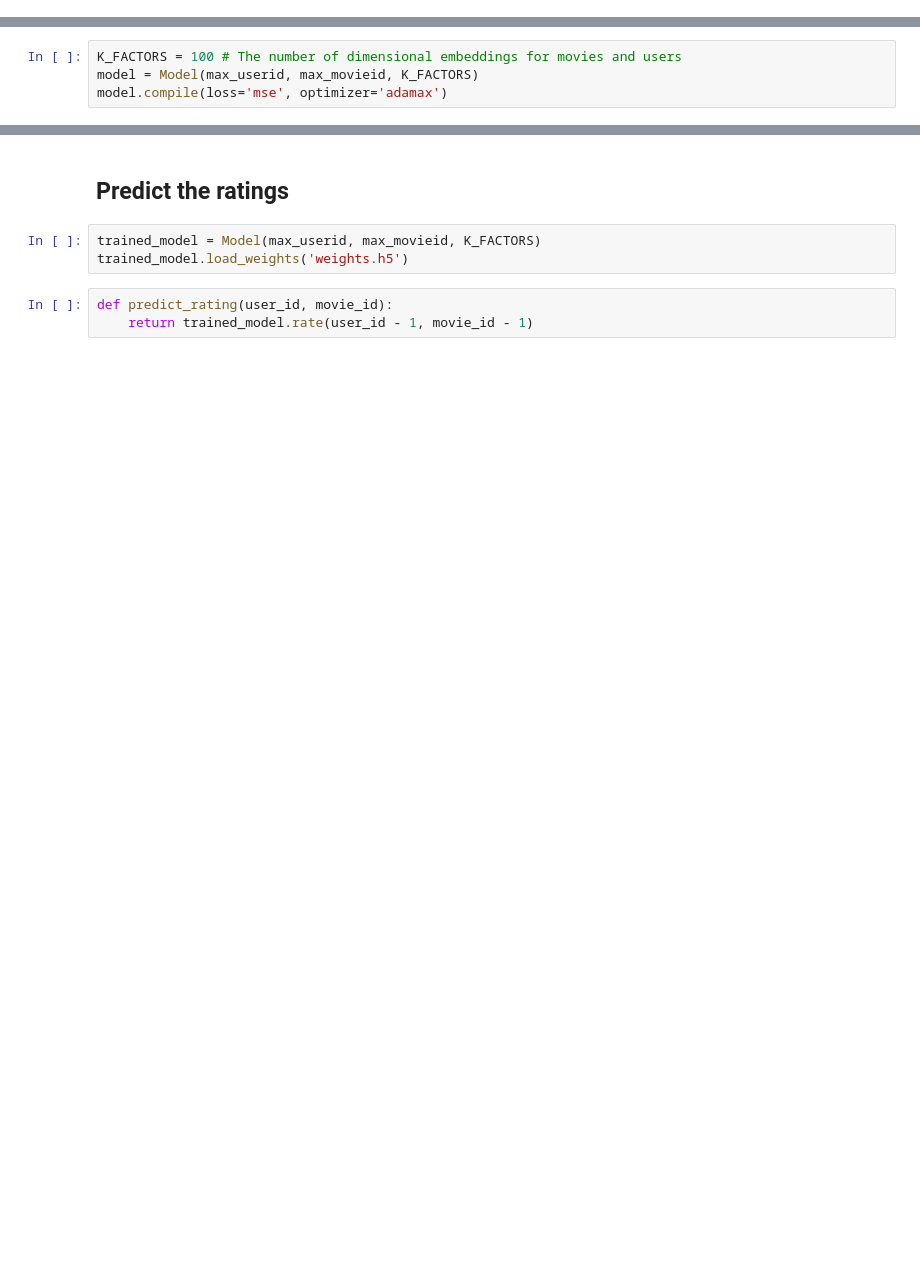
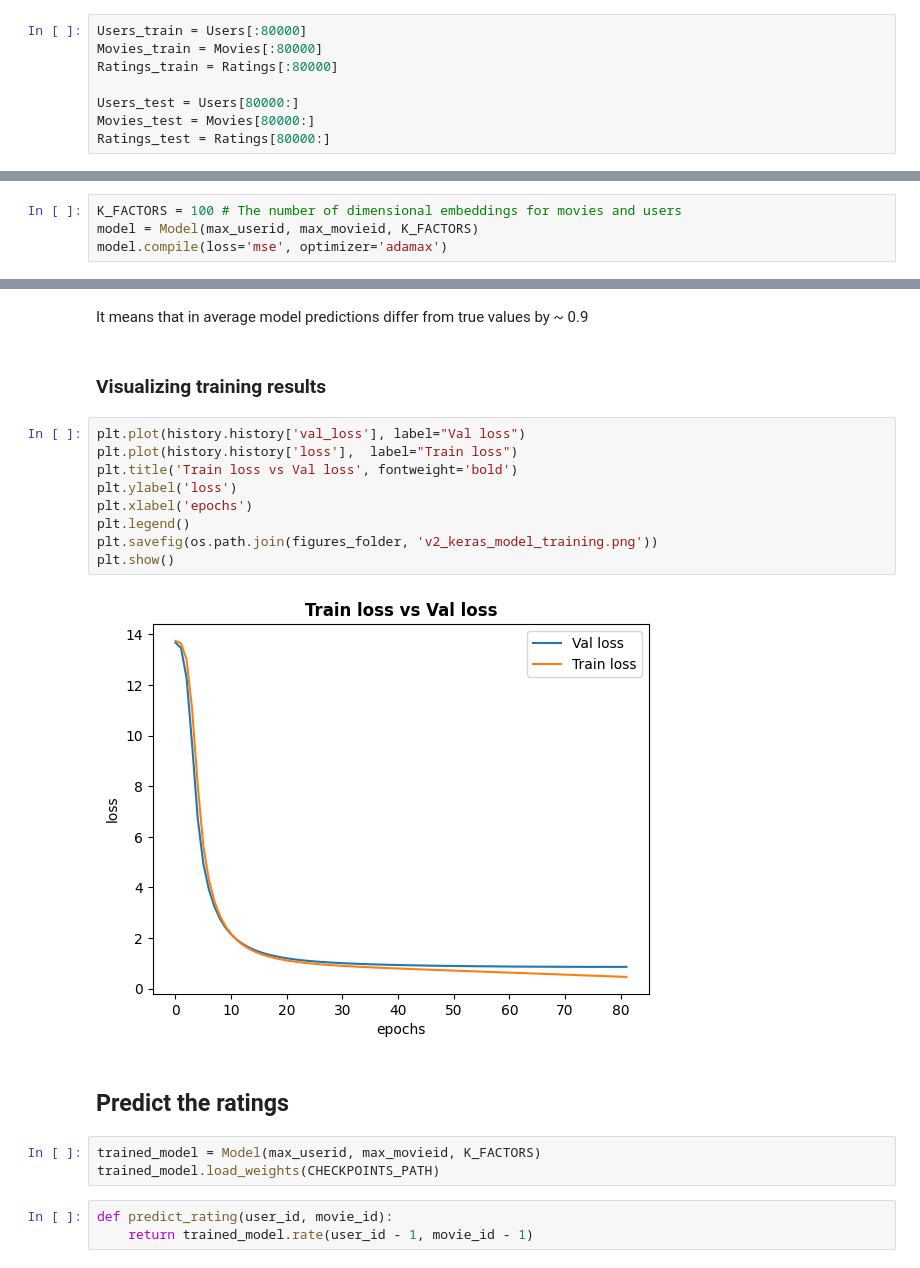
Before and after one commit to anatoliypus/Movie-Reccomendation-System, a Jupyter notebook: notebooks/4.1-model-selection.ipynb, the cells around one changed output, grey strips where cells are left out. Saved outputs shown, nothing was run; the diff lists cells and outputs as text; blank space fills up the shorter version.

```diff
--- a/notebooks/4.1-model-selection.ipynb
+++ b/notebooks/4.1-model-selection.ipynb
@@ -50,3 +41,11 @@ Ratings: [4 3 4 ... 3 3 3] , shape = (100000,)
+# %%
+Users_train = Users[:80000]
+Movies_train = Movies[:80000]
+Ratings_train = Ratings[:80000]
+
+Users_test = Users[80000:]
+Movies_test = Movies[80000:]
+Ratings_test = Ratings[80000:]
 # %%
 max_userid = data['user_id'].drop_duplicates().max()
 max_movieid = data['item_id'].drop_duplicates().max()
@@ -116,8 +137,23 @@ Minimum RMSE at epoch 30 = 0.9102
+# %% [markdown]
+It means that in average model predictions differ from true values by ~ 0.9
+# %% [markdown]
+### Visualizing training results
+# %%
+plt.plot(history.history['val_loss'], label="Val loss")
+plt.plot(history.history['loss'],  label="Train loss")
+plt.title('Train loss vs Val loss', fontweight='bold')
+plt.ylabel('loss')
+plt.xlabel('epochs')
+plt.legend()
+plt.savefig(os.path.join(figures_folder, 'v2_keras_model_training.png'))
+plt.show()
+# %% [output]
+[figure, added]
 # %% [markdown]
 ## Predict the ratings
 # %%
 trained_model = Model(max_userid, max_movieid, K_FACTORS)
-trained_model.load_weights('weights.h5')
+trained_model.load_weights(CHECKPOINTS_PATH)
 # %%
 def predict_rating(user_id, movie_id):
     return trained_model.rate(user_id - 1, movie_id - 1)
```
Also changed, not shown: parts of 26 cells of this notebook, 7 other files.
